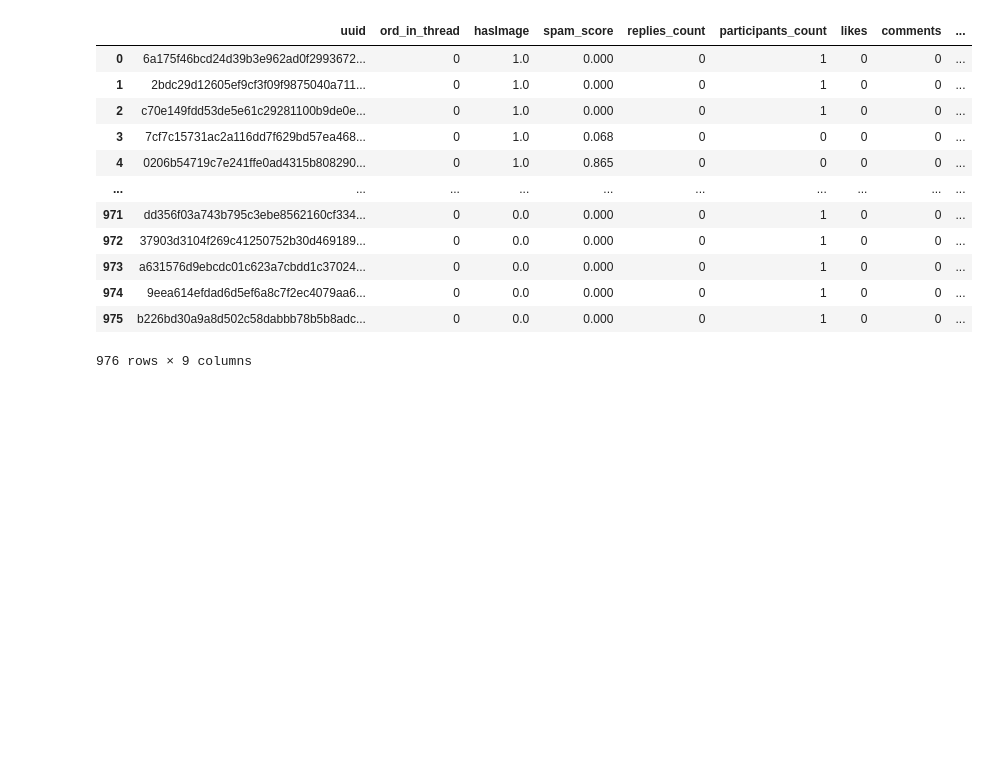
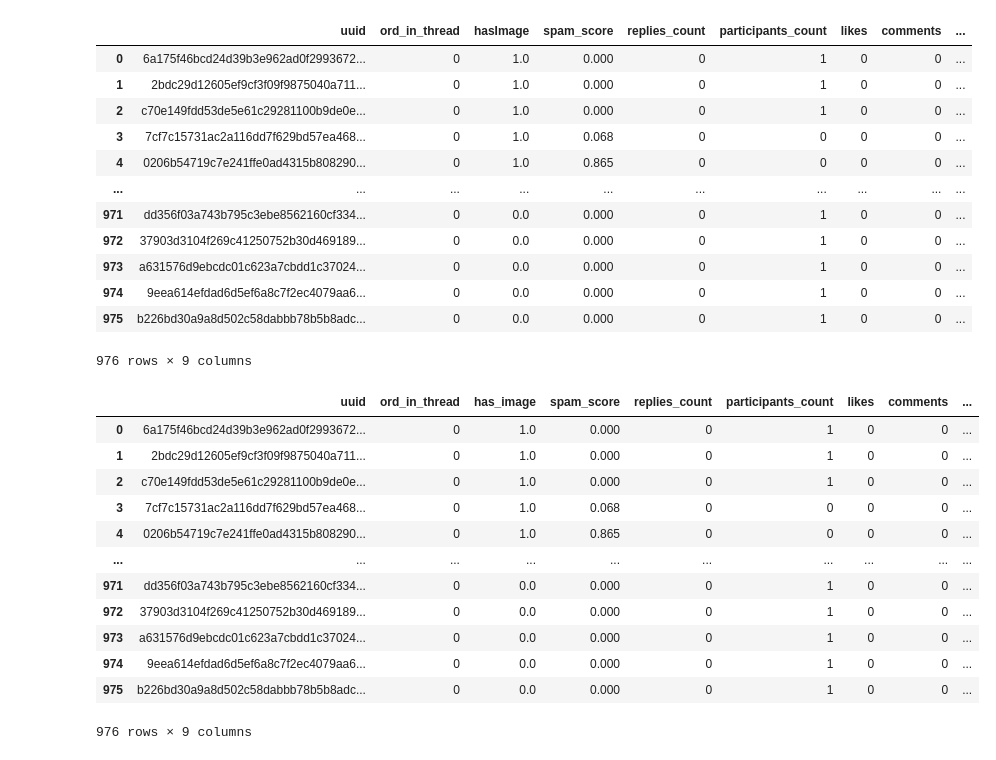
Before and after one commit to charlotterotner/Fake-News-Analysis, a Jupyter notebook: Database_Integration/Extract_Clean_Data.ipynb, the cells around one changed output. Cells and saved outputs as stored; diff of their text form; code cells hidden in the pictures; blank space fills up the shorter version.

```diff
--- a/Database_Integration/Extract_Clean_Data.ipynb
+++ b/Database_Integration/Extract_Clean_Data.ipynb
@@ -257,6 +255,24 @@ article_stats_df
 | 974 | 9eea614efdad6d5ef6a8c7f2ec4079aa6... | 0 | 0.0 | 0.000 | 0 | 1 | 0 | 0 | ... |
 | 975 | b226bd30a9a8d502c58dabbb78b5b8adc... | 0 | 0.0 | 0.000 | 0 | 1 | 0 | 0 | ... |
 976 rows × 9 columns
+# %%
+# Rename hasImage column for easier use in SQL database
+article_stats_df = article_stats_df.rename(columns={'hasImage': 'has_image'})
+article_stats_df
+# %% [output]
+|  | uuid | ord_in_thread | has_image | spam_score | replies_count | participants_count | likes | comments | ... |
+| 0 | 6a175f46bcd24d39b3e962ad0f2993672... | 0 | 1.0 | 0.000 | 0 | 1 | 0 | 0 | ... |
+| 1 | 2bdc29d12605ef9cf3f09f9875040a711... | 0 | 1.0 | 0.000 | 0 | 1 | 0 | 0 | ... |
+| 2 | c70e149fdd53de5e61c29281100b9de0e... | 0 | 1.0 | 0.000 | 0 | 1 | 0 | 0 | ... |
+| 3 | 7cf7c15731ac2a116dd7f629bd57ea468... | 0 | 1.0 | 0.068 | 0 | 0 | 0 | 0 | ... |
+| 4 | 0206b54719c7e241ffe0ad4315b808290... | 0 | 1.0 | 0.865 | 0 | 0 | 0 | 0 | ... |
+| ... | ... | ... | ... | ... | ... | ... | ... | ... | ... |
+| 971 | dd356f03a743b795c3ebe8562160cf334... | 0 | 0.0 | 0.000 | 0 | 1 | 0 | 0 | ... |
+| 972 | 37903d3104f269c41250752b30d469189... | 0 | 0.0 | 0.000 | 0 | 1 | 0 | 0 | ... |
+| 973 | a631576d9ebcdc01c623a7cbdd1c37024... | 0 | 0.0 | 0.000 | 0 | 1 | 0 | 0 | ... |
+| 974 | 9eea614efdad6d5ef6a8c7f2ec4079aa6... | 0 | 0.0 | 0.000 | 0 | 1 | 0 | 0 | ... |
+| 975 | b226bd30a9a8d502c58dabbb78b5b8adc... | 0 | 0.0 | 0.000 | 0 | 1 | 0 | 0 | ... |
+976 rows × 9 columns
 # %%
 # Create connection string to PostgreSQL database using credentials stored in a config file
 conn_string = "postgresql://"+ creds.PGUSER +":"+ creds.PGPASSWORD +"@"+ creds.PGHOST +"/"+ creds.PGDATABASE
```
Also changed, not shown: parts of 3 cells of this notebook, 3 other files.
